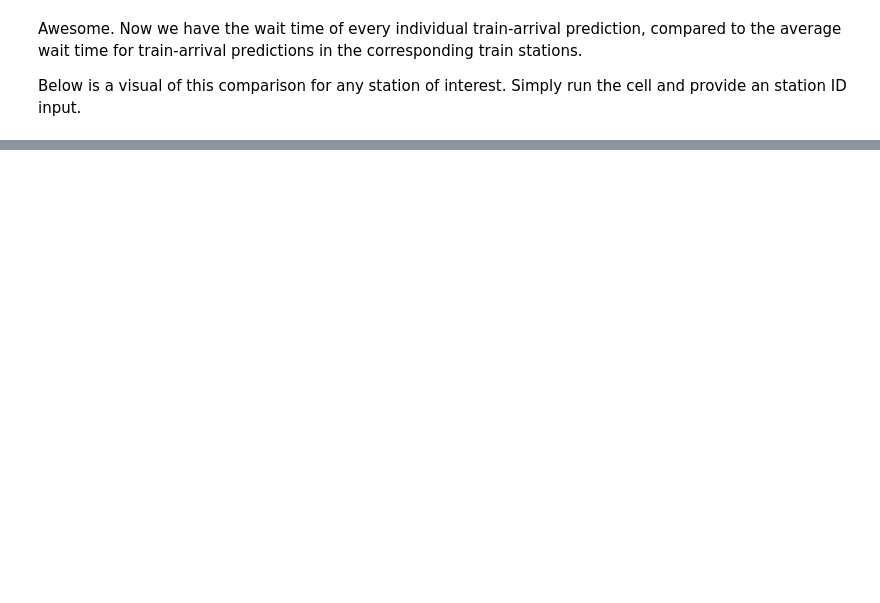
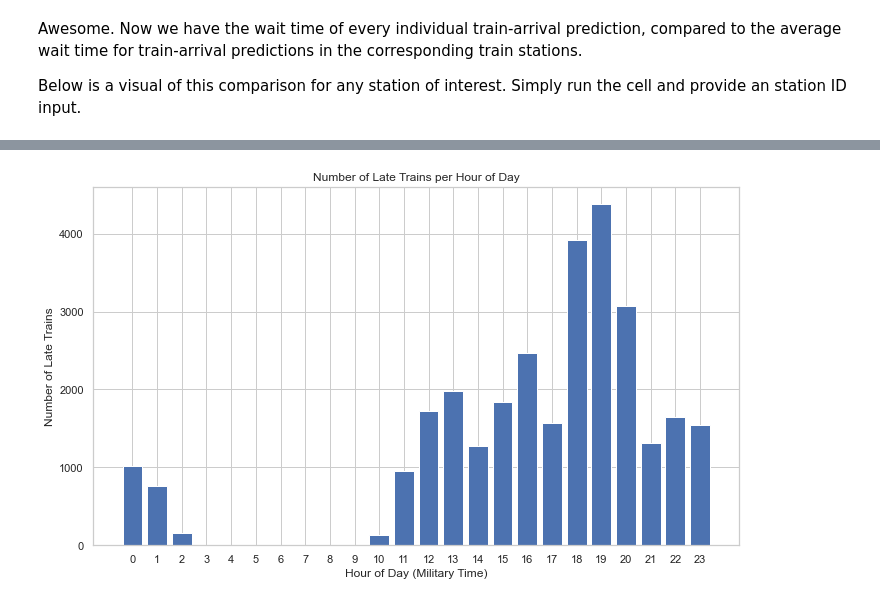
Before and after one commit to simonhui1/CTA-TimeGuard, a Jupyter notebook: index_organized.ipynb, the cells around one changed output, grey strips where cells are left out. Drawn from its saved outputs; the diff is of its cells as text; code cells hidden in the pictures; blank space fills up the shorter version.

```diff
--- a/index_organized.ipynb
+++ b/index_organized.ipynb
@@ -367,0 +489,25 @@ df.sample(n = 5)
+# %%
+# Convert 'predicted_time' to datetime
+df['predicted_time'] = pd.to_datetime(df['predicted_time'])
+
+# Create a list of all hours (0 to 23)
+all_hours = list(range(24))
+
+# Create a DataFrame with all hours
+hourly_lates = pd.DataFrame({'hour_of_day': all_hours})
+
+# Merge the original data with the all hours DataFrame to count late trains for each hour
+hourly_lates = hourly_lates.merge(df.groupby(df['predicted_time'].dt.hour)['isLte'].sum().reset_index(),
+                                  how='left', left_on='hour_of_day', right_on='predicted_time')
+
+# Fill NaN values with 0 (no late trains)
+hourly_lates['isLte'] = hourly_lates['isLte'].fillna(0).astype(int)
+
+# Drop the redundant 'predicted_time' column
+hourly_lates.drop(columns=['predicted_time'], inplace=True)
+
+# Rename columns
+hourly_lates.columns = ['hour_of_day', 'number_of_late_trains']
+
+# Print the new DataFrame
+hourly_lates
@@ -367,0 +532,12 @@ df.sample(n = 5)
+# %%
+plt.figure(figsize=(10, 6))
+plt.bar(hourly_lates['hour_of_day'], hourly_lates['number_of_late_trains'])
+plt.xlabel('Hour of Day (Military Time)')
+plt.ylabel('Number of Late Trains')
+plt.title('Number of Late Trains per Hour of Day')
+plt.xticks(all_hours)
+plt.grid(True)
+plt.tight_layout()
+plt.show()
+# %% [output]
+[figure, added]
```
Also changed, not shown: parts of 58 cells of this notebook.
